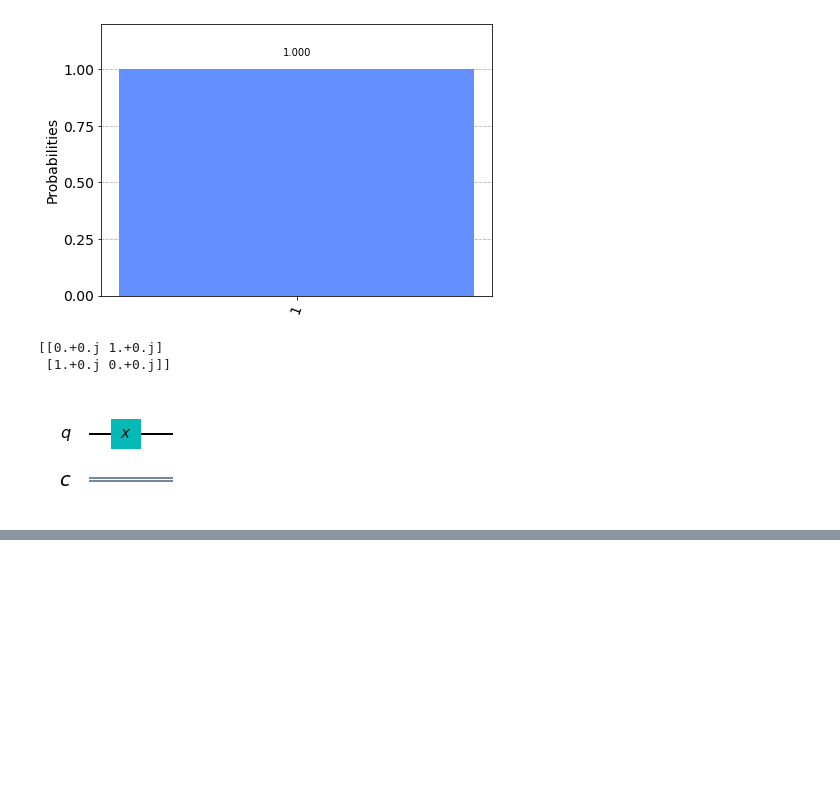
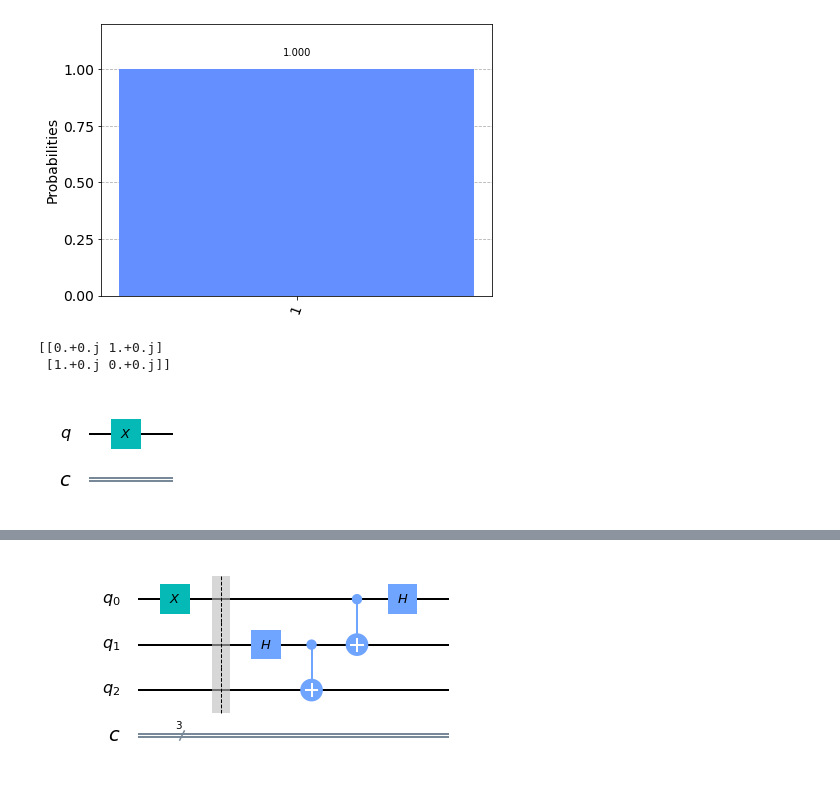
Before and after one commit to ritikchawla/QuantumComputing-practice-, a Jupyter notebook: quantom.ipynb, the cells around one changed output, grey strips where cells are left out. Drawn from its saved outputs; the diff is of its cells as text; code cells hidden in the pictures; blank space fills up the shorter version.

```diff
--- a/quantom.ipynb
+++ b/quantom.ipynb
@@ -94,0 +177,6 @@ circuit.draw(output='mpl')
+# %%
+circuit.cx(0,1)
+circuit.h(0)
+circuit.draw(output='mpl')
+# %% [output]
+[figure, added]
```
Also changed, not shown: parts of 31 cells of this notebook.
